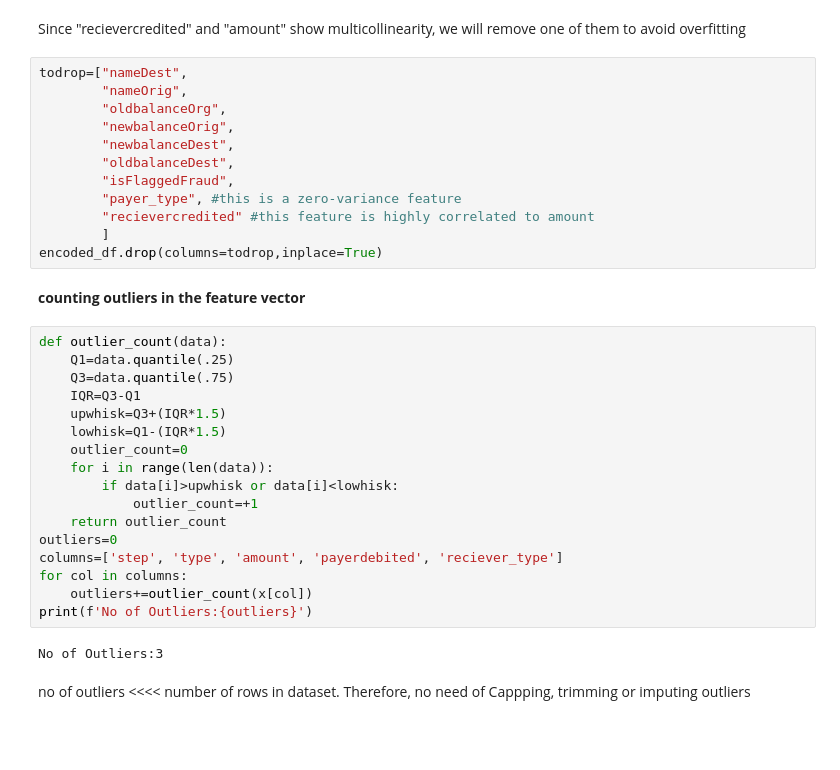
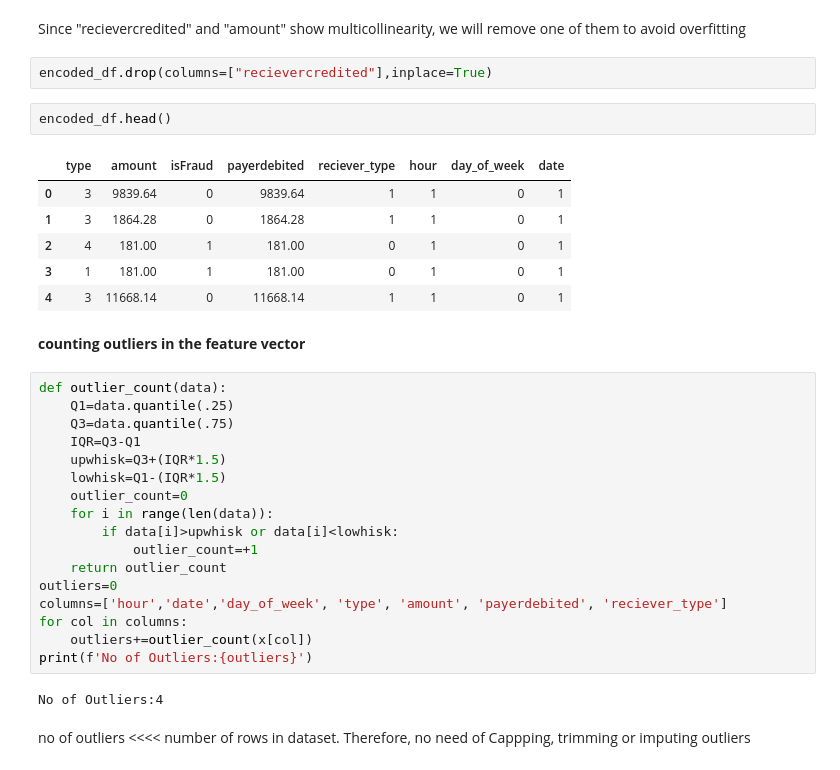
Before and after one commit to ISHOOO/Financial-Fraud-Detection, a Jupyter notebook: fraud_detection.ipynb, the cells around one changed output. Saved outputs shown, nothing was run; the diff lists cells and outputs as text; blank space fills up the shorter version.

```diff
--- a/fraud_detection.ipynb
+++ b/fraud_detection.ipynb
@@ -148,17 +186,16 @@ sns.heatmap(corr, annot = True, cmap="Accent")
 # %% [markdown]
 Since "recievercredited" and "amount" show multicollinearity, we will remove one of them to avoid overfitting
-# %%
-todrop=["nameDest",
-        "nameOrig",
-        "oldbalanceOrg",
-        "newbalanceOrig",
-        "newbalanceDest",
-        "oldbalanceDest",
-        "isFlaggedFraud",
-        "payer_type", #this is a zero-variance feature
-        "recievercredited" #this feature is highly correlated to amount
-        ]
-encoded_df.drop(columns=todrop,inplace=True)
+# %%
+encoded_df.drop(columns=["recievercredited"],inplace=True)
+# %%
+encoded_df.head()
+# %% [output]
+|  | type | amount | isFraud | payerdebited | reciever_type | hour | day_of_week | date |
+| 0 | 3 | 9839.64 | 0 | 9839.64 | 1 | 1 | 0 | 1 |
+| 1 | 3 | 1864.28 | 0 | 1864.28 | 1 | 1 | 0 | 1 |
+| 2 | 4 | 181.00 | 1 | 181.00 | 0 | 1 | 0 | 1 |
+| 3 | 1 | 181.00 | 1 | 181.00 | 0 | 1 | 0 | 1 |
+| 4 | 3 | 11668.14 | 0 | 11668.14 | 1 | 1 | 0 | 1 |
 # %% [markdown]
 **counting outliers in the feature vector**
 # %%
@@ -174,12 +211,12 @@ def outlier_count(data):
             outlier_count=+1
     return outlier_count
 outliers=0
-columns=['step', 'type', 'amount', 'payerdebited', 'reciever_type']
+columns=['hour','date','day_of_week', 'type', 'amount', 'payerdebited', 'reciever_type']
 for col in columns:
     outliers+=outlier_count(x[col])
 print(f'No of Outliers:{outliers}')
 # %% [output]
-No of Outliers:3
+No of Outliers:4
 # %% [markdown]
 no of outliers <<<< number of rows in dataset. Therefore, no need of Cappping, trimming or imputing outliers
 # %% [markdown]
```
Also changed, not shown: parts of 13 cells of this notebook, 1 other file.
